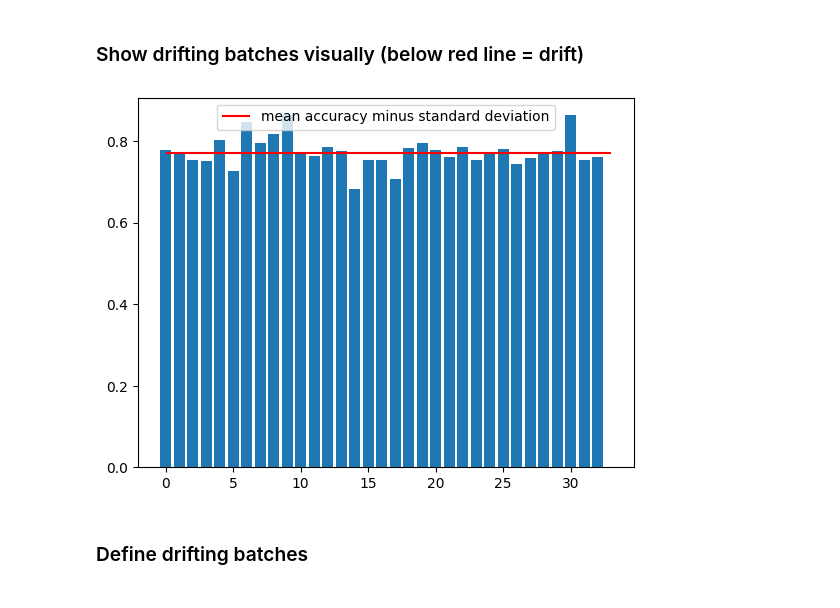
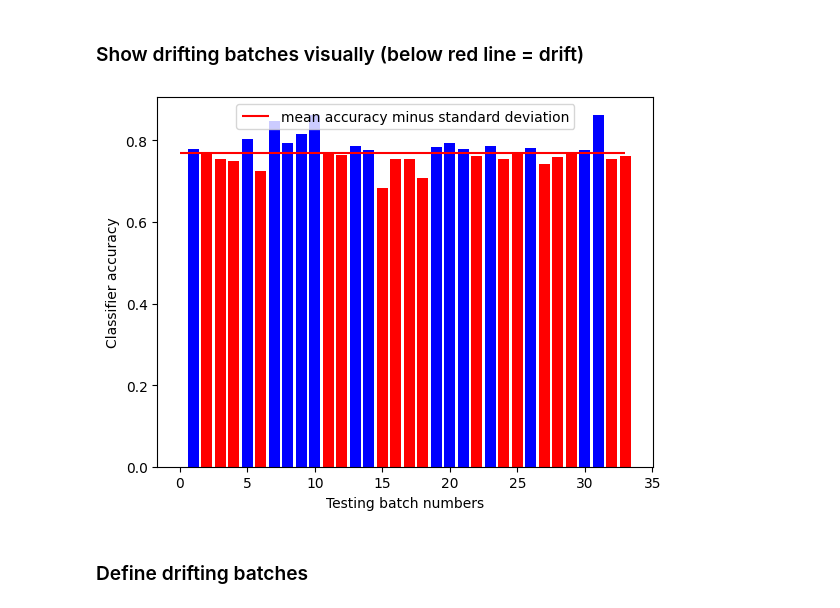
Before and after one commit to konstaka/drift-definitions, a Jupyter notebook: weather_finding_drift_yearly.ipynb, the cells around one changed output. Saved outputs shown, nothing was run; the diff lists cells and outputs as text; code cells hidden in the pictures.

Commit message:
Make a nicer plot for weather yearly

```diff
--- a/weather_finding_drift_yearly.ipynb
+++ b/weather_finding_drift_yearly.ipynb
@@ -385,13 +386,16 @@ TEST BATCH ACCURACIES
 ### Show drifting batches visually (below red line = drift)
 # %%
 total_num_batches = len(X_test_batches)
-barlist = plt.bar(range(total_num_batches), accs)
+colors = ['red' if acc < expected_accuracy - expected_standard_deviation else 'blue' for acc in accs]
+barlist = plt.bar(range(1, total_num_batches + 1), accs, color=colors)
 plt.hlines(y=expected_accuracy - expected_standard_deviation, xmin=0, xmax=total_num_batches,
-           color='r', label='mean accuracy minus standard deviation')
+           color='red', label='mean accuracy minus standard deviation')
 plt.legend(loc='upper center')
+plt.xlabel('Testing batch numbers')
+plt.ylabel('Classifier accuracy')
 plt.show()
 # %% [output]
-[figure, old version]
+[figure, new version]
 # %% [markdown]
 ### Define drifting batches
 # %%
```
Also changed, not shown: parts of 1 cell of this notebook.
